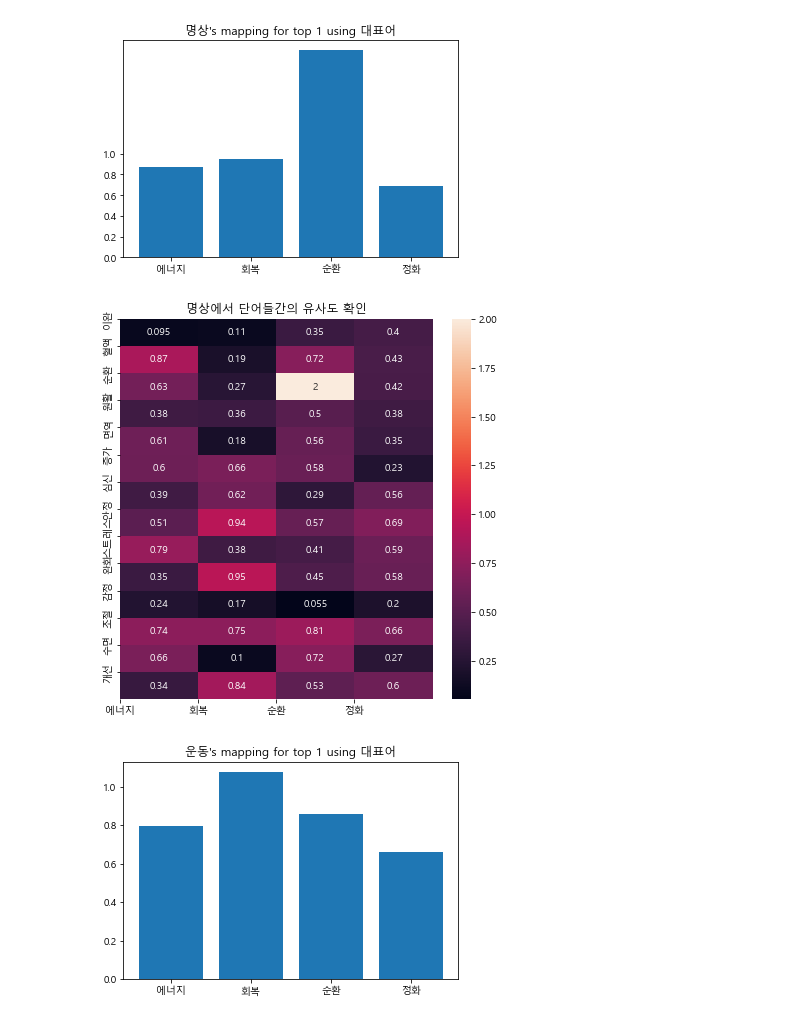
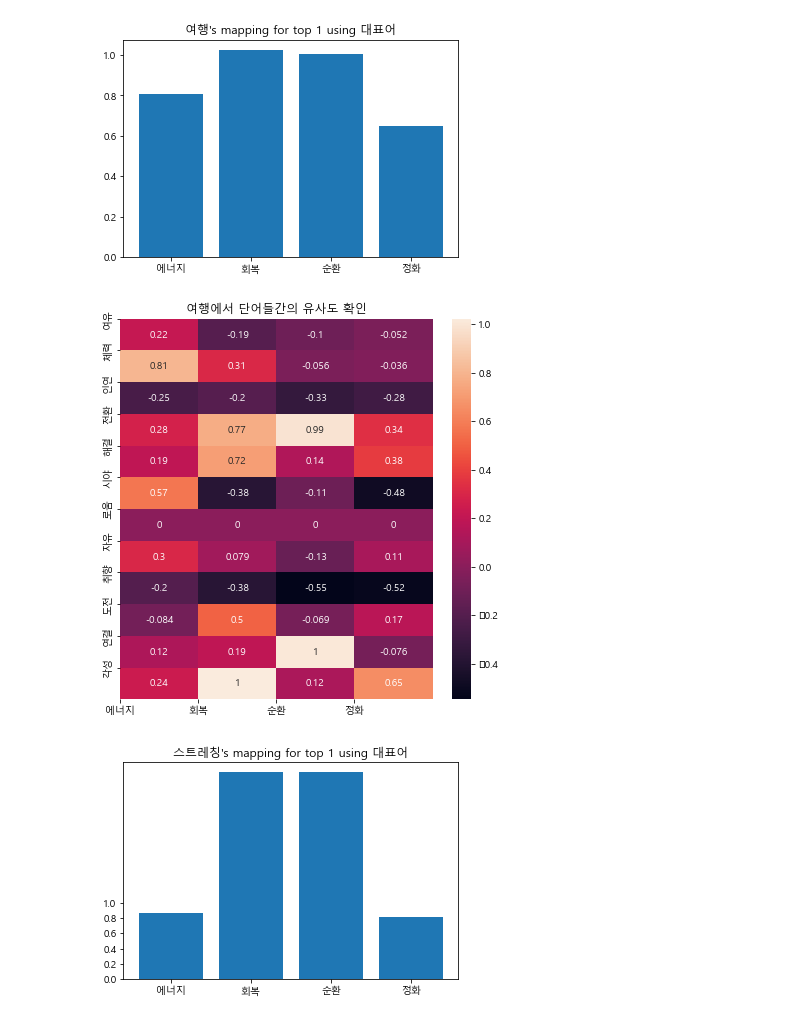
Before and after one commit to sigongjoa/emotion_thearpy, a Jupyter notebook: notebooks/check_action_data.ipynb, the cells around one changed output. Drawn from its saved outputs; the diff is of its cells as text; code cells hidden in the pictures.

```diff
--- a/notebooks/check_action_data.ipynb
+++ b/notebooks/check_action_data.ipynb
@@ -11,7 +153,5 @@ from gensim.models import Word2Vec
 # %%
-dir = "../data/action_data.csv"
+dir = "../data/action_keyword_data_세혁.csv"
 data = pd.read_csv(dir)
-col = data.columns[:-1]
-data = data[col]
 data
 # %% [output]
@@ -170,7 +161,6 @@ class check_data():
 # %%
-XYZ = check_data(data[0:5])
-#XYZ.get_heatmap(0,(10,10))
-for i in range(0,5):
+XYZ = check_data(data)
+for i in range(0,2):
     XYZ.result(i,1,True)
     XYZ.get_heatmap(i,(7,7))
 # %% [output]
@@ -192,3 +167,3 @@ See the caveats in the documentation: https://pandas.pydata.org/pandas-docs/stab
-[figure, old version]
+[figure, new version]
-[figure, old version]
+[figure, new version]
-[figure, old version]
+[figure, new version]
```
Also changed, not shown: parts of 8 cells of this notebook, 5 other files.
